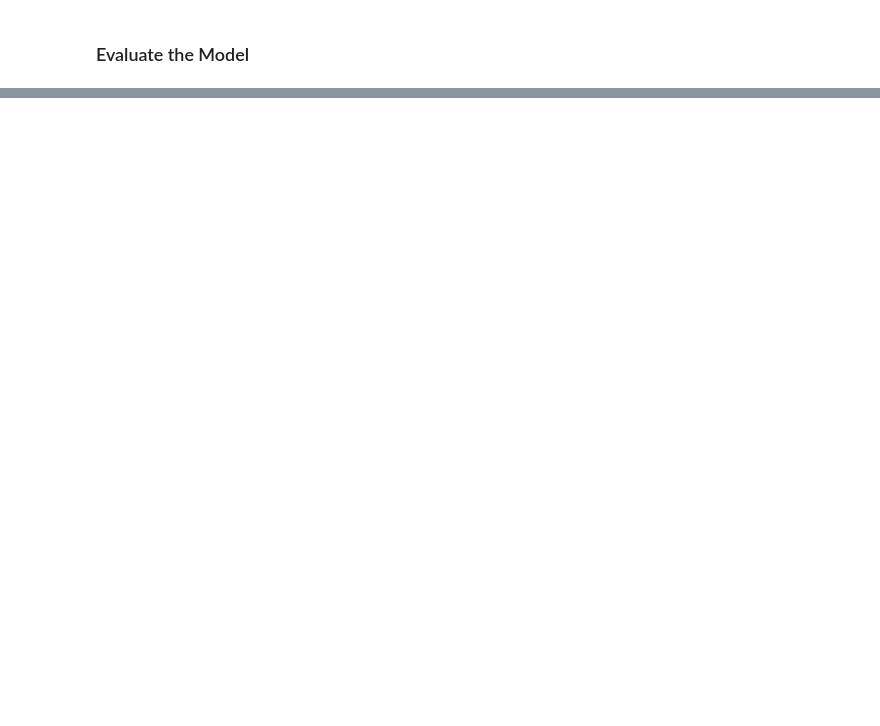
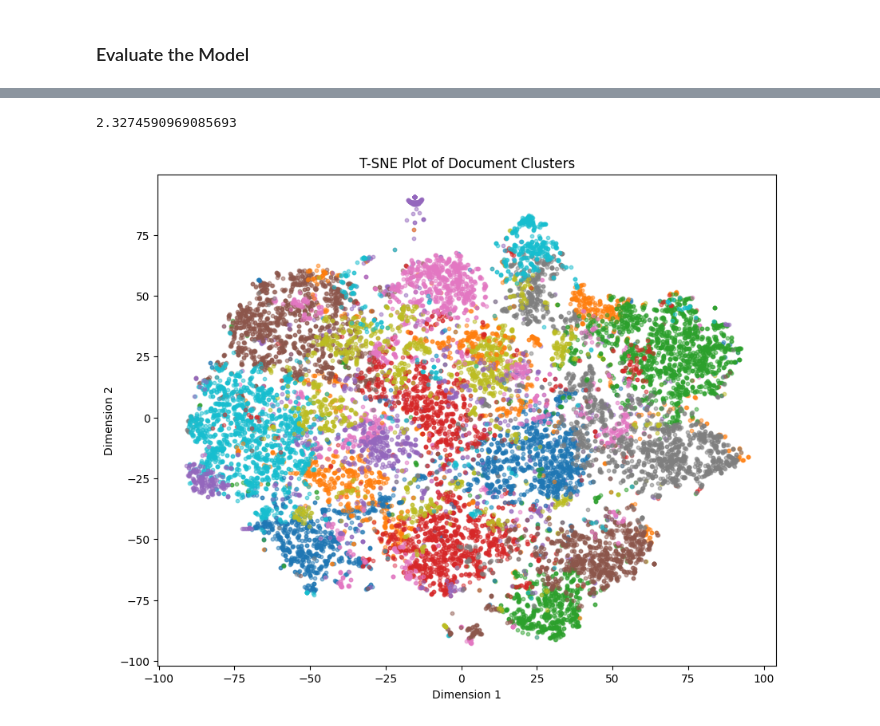
Before and after one commit to aryaan02/topic-modeling-wasserstein, a Jupyter notebook: topic_modeling.ipynb, the cells around one changed output, grey strips where cells are left out. Saved outputs shown, nothing was run; the diff lists cells and outputs as text; code cells hidden in the pictures; blank space fills up the shorter version.

```diff
--- a/topic_modeling.ipynb
+++ b/topic_modeling.ipynb
@@ -431,0 +455,20 @@ pprint.pp(topics)
+# %%
+from sklearn.manifold import TSNE
+
+# Get TSNE transformation
+tsne = TSNE(n_components=2,random_state=0)
+latent_tsne = tsne.fit_transform(latent_variables)
+tsne.kl_divergence_
+# %% [output]
+2.3274590969085693
+# %%
+# Plot T-SNE
+plt.figure(figsize=(10, 8))
+for i in range(num_topics):
+    plt.scatter(latent_tsne[labels == i, 0], latent_tsne[labels == i, 1], label=f'Topic {i}', alpha=0.5, s=10)
+plt.title('T-SNE Plot of Document Clusters')
+plt.xlabel('Dimension 1')
+plt.ylabel('Dimension 2')
+plt.show()
+# %% [output]
+[figure, added]
```
Also changed, not shown: parts of 25 cells of this notebook, 1 other file.
